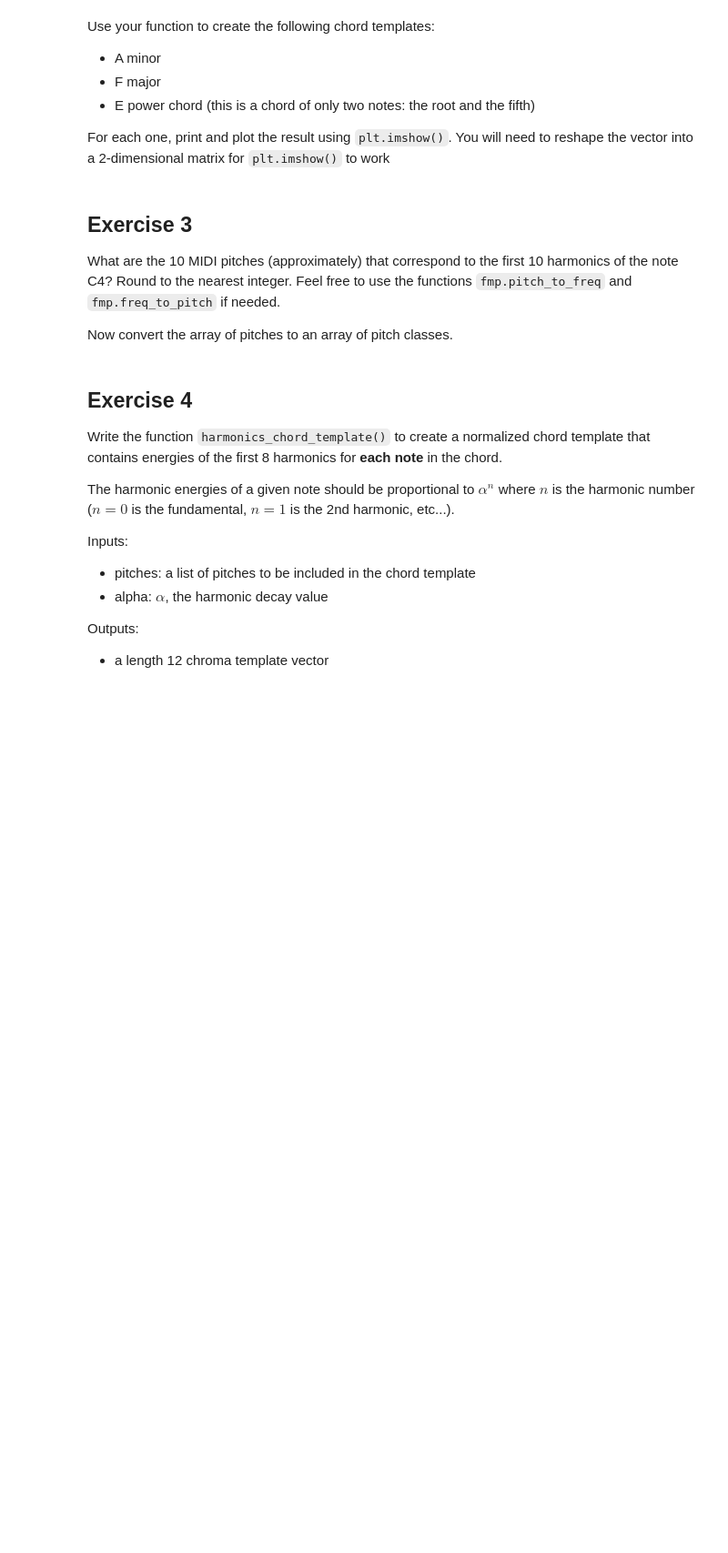
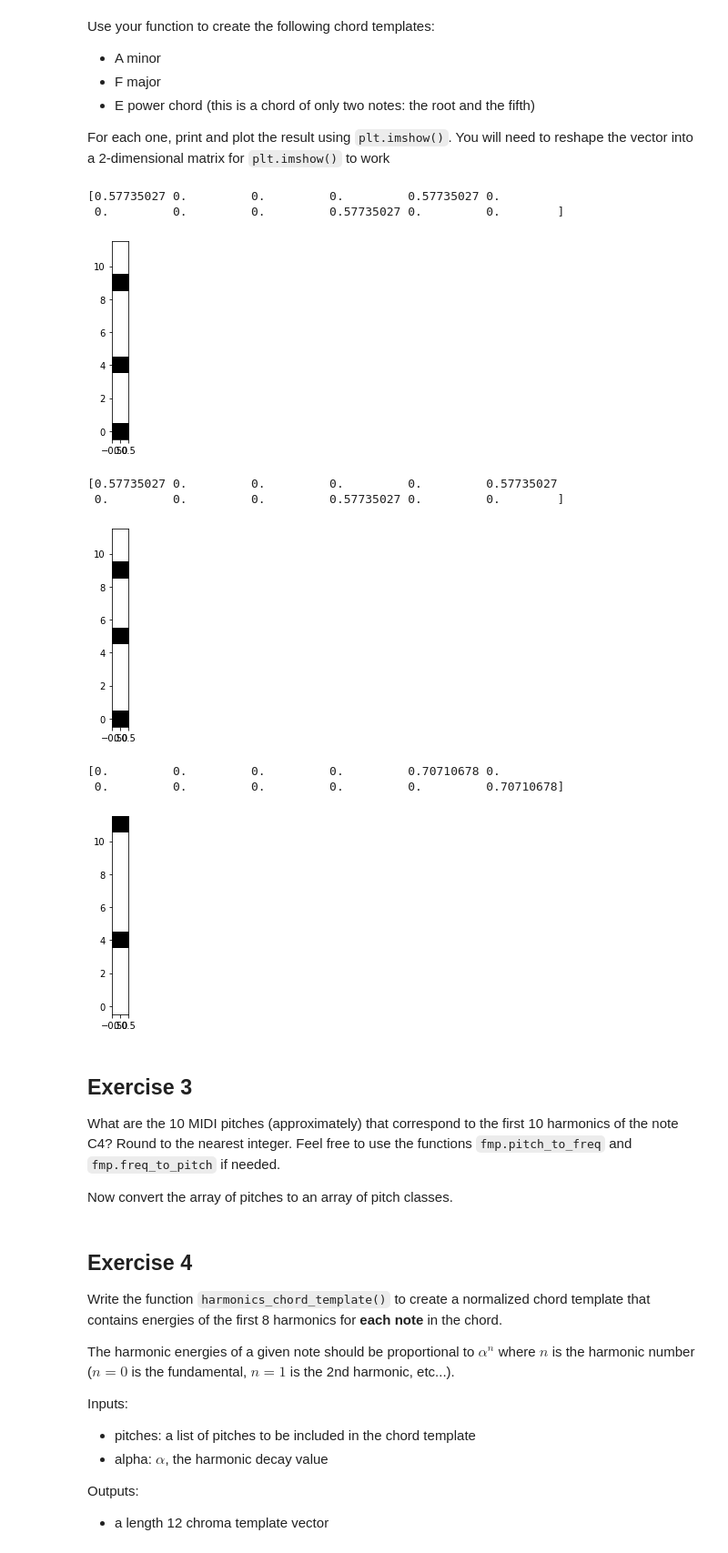
Before and after one commit to jmftrindade/digital_music_processing, a Jupyter notebook: 6_chords/lab6.ipynb, the cells around one changed output. Shown at 91% size. Cells and saved outputs as stored; diff of their text form; code cells hidden in the pictures; blank space fills up the shorter version.

```diff
--- a/6_chords/lab6.ipynb
+++ b/6_chords/lab6.ipynb
@@ -103,3 +112,27 @@ E_power_bt = None
+# %%
+# A minor
+A_minor_bt = binary_chord_template([9, 0, 4])
+
+# F major
+F_major_bt = binary_chord_template([5, 9, 0])
+
+# E power
+E_power_bt = binary_chord_template([4, 11])
+
+for t in [A_minor_bt, F_major_bt, E_power_bt]:
+    print(t)
+    plt.imshow(np.atleast_2d(t).T, origin='lower', cmap='Greys');
+    plt.show()
+# %% [output]
+[0.57735027 0.         0.         0.         0.57735027 0.
+ 0.         0.         0.         0.57735027 0.         0.        ]
+[figure, added]
+[0.57735027 0.         0.         0.         0.         0.57735027
+ 0.         0.         0.         0.57735027 0.         0.        ]
+[figure, added]
+[0.         0.         0.         0.         0.70710678 0.
+ 0.         0.         0.         0.         0.         0.70710678]
+[figure, added]
 # %%
 connect_to_queue()
 # %% [markdown]
```
Also changed, not shown: parts of 3 cells of this notebook.
